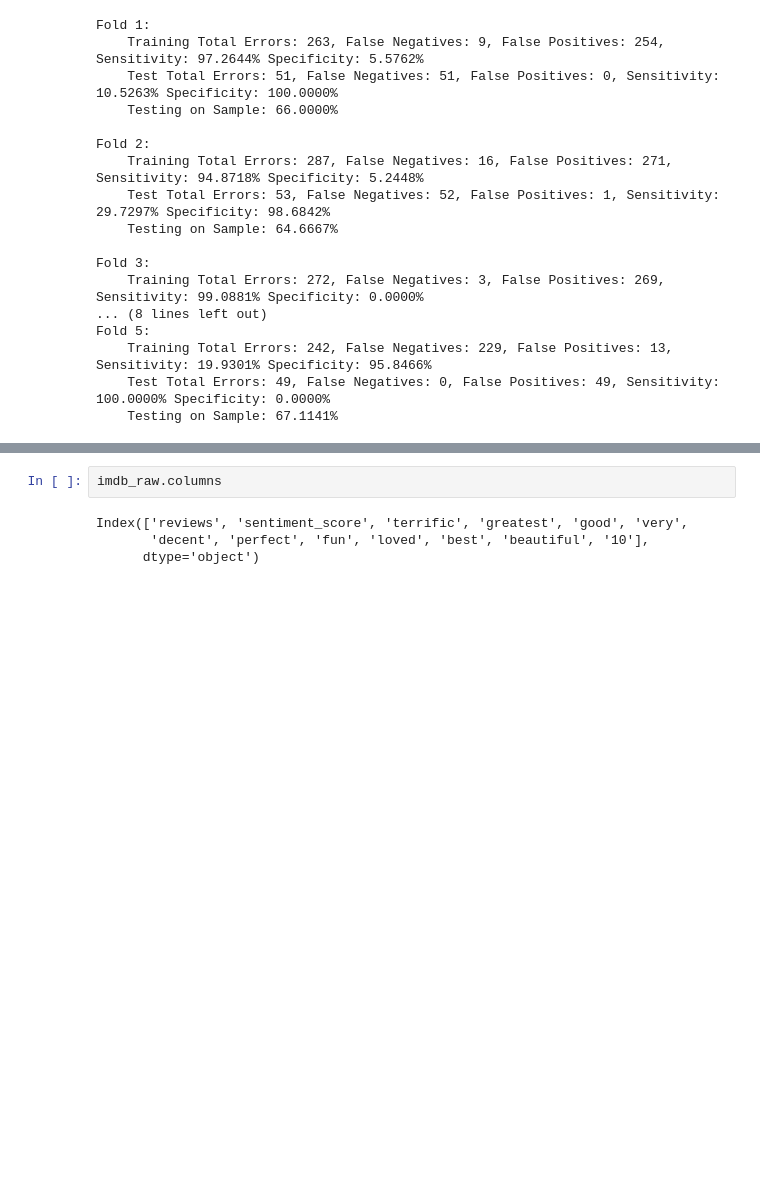
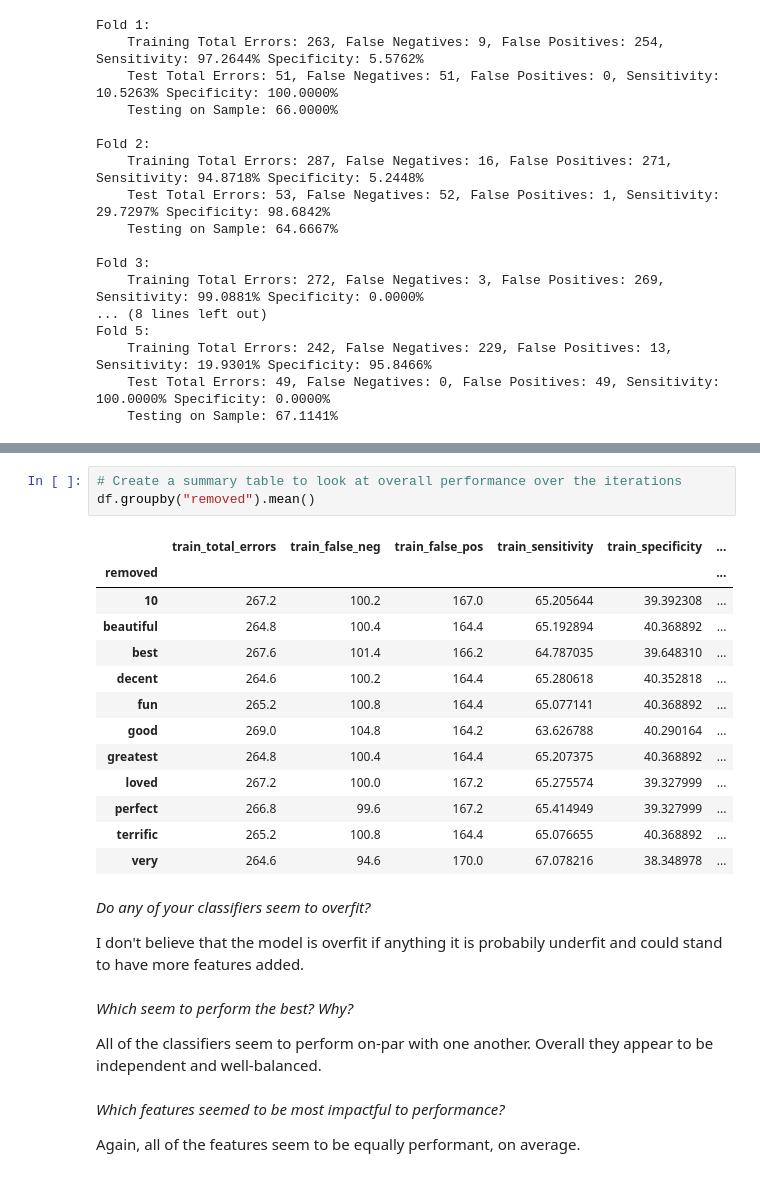
Before and after one commit to johnebehr/thinkful, a Jupyter notebook: 18_10_challenge_evaluate_your_sentiment_classifier.ipynb, the cells around one changed output, grey strips where cells are left out. Cells and saved outputs as stored; diff of their text form; blank space fills up the shorter version.

```diff
--- a/18_10_challenge_evaluate_your_sentiment_classifier.ipynb
+++ b/18_10_challenge_evaluate_your_sentiment_classifier.ipynb
@@ -230,6 +230,29 @@ df
-# %%
-imdb_raw.columns
-# %% [output]
-Index(['reviews', 'sentiment_score', 'terrific', 'greatest', 'good', 'very',
-       'decent', 'perfect', 'fun', 'loved', 'best', 'beautiful', '10'],
-      dtype='object')
+# %%
+# Create a summary table to look at overall performance over the iterations
+df.groupby("removed").mean()
+# %% [output]
+|  | train_total_errors | train_false_neg | train_false_pos | train_sensitivity | train_specificity | ... |
+| removed |  |  |  |  |  | ... |
+| 10 | 267.2 | 100.2 | 167.0 | 65.205644 | 39.392308 | ... |
+| beautiful | 264.8 | 100.4 | 164.4 | 65.192894 | 40.368892 | ... |
+| best | 267.6 | 101.4 | 166.2 | 64.787035 | 39.648310 | ... |
+| decent | 264.6 | 100.2 | 164.4 | 65.280618 | 40.352818 | ... |
+| fun | 265.2 | 100.8 | 164.4 | 65.077141 | 40.368892 | ... |
+| good | 269.0 | 104.8 | 164.2 | 63.626788 | 40.290164 | ... |
+| greatest | 264.8 | 100.4 | 164.4 | 65.207375 | 40.368892 | ... |
+| loved | 267.2 | 100.0 | 167.2 | 65.275574 | 39.327999 | ... |
+| perfect | 266.8 | 99.6 | 167.2 | 65.414949 | 39.327999 | ... |
+| terrific | 265.2 | 100.8 | 164.4 | 65.076655 | 40.368892 | ... |
+| very | 264.6 | 94.6 | 170.0 | 67.078216 | 38.348978 | ... |
+# %% [markdown]
+_Do any of your classifiers seem to overfit?_
+
+I don't believe that the model is overfit if anything it is probabily underfit and could stand to have more features added.
+# %% [markdown]
+_Which seem to perform the best? Why?_
+
+All of the classifiers seem to perform on-par with one another.  Overall they appear to be independent and well-balanced.
+# %% [markdown]
+_Which features seemed to be most impactful to performance?_
+
+Again, all of the features seem to be equally performant, on average.
```
Also changed, not shown: parts of 3 cells of this notebook.
